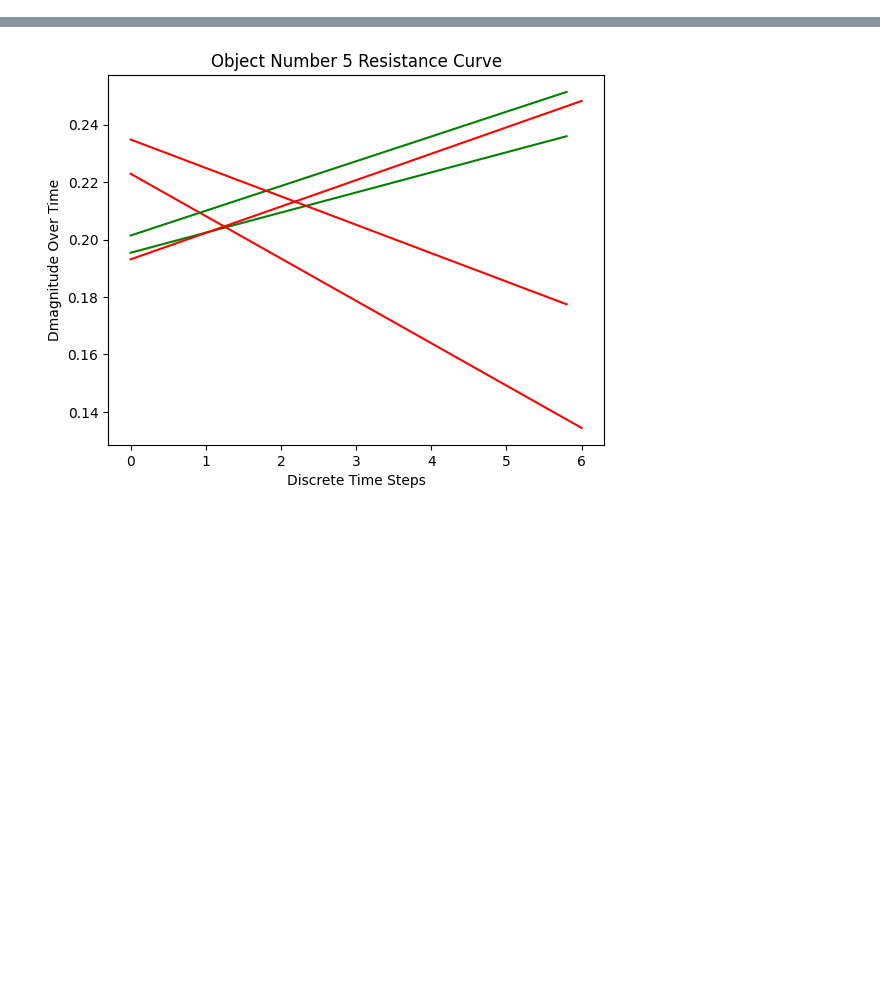
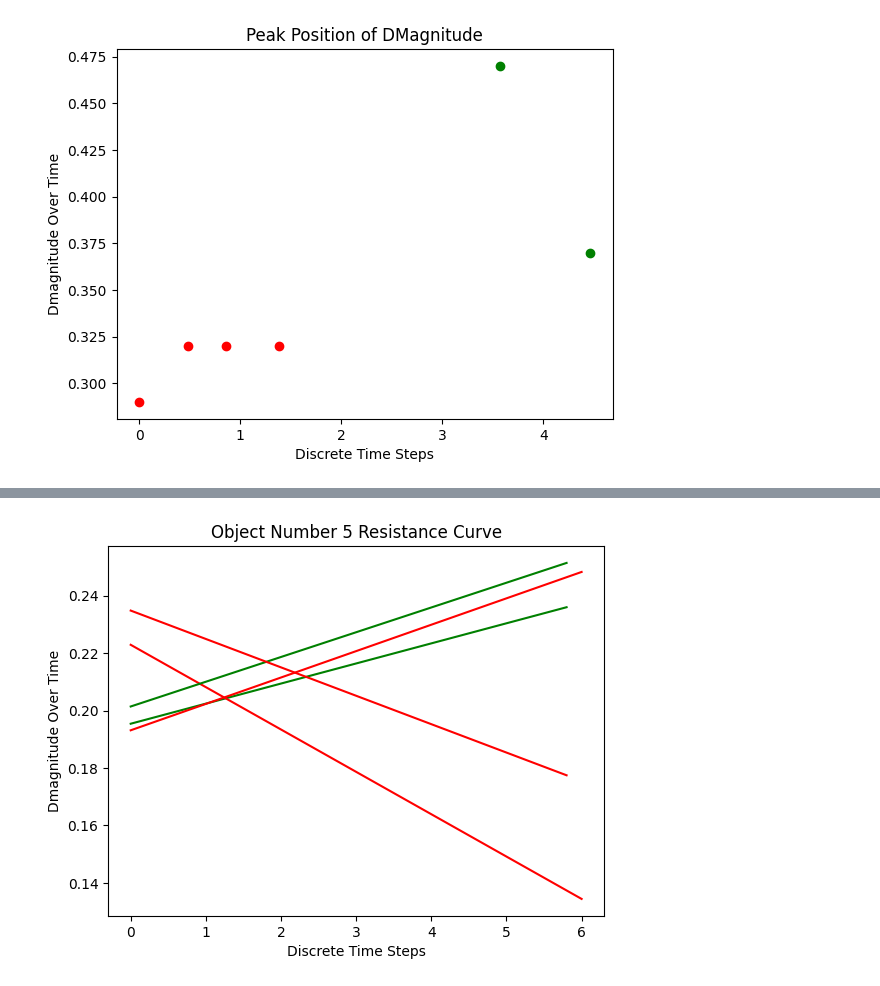
Before and after one commit to frekkoz3/EESTEC-HACKATHON-2025-FINALE, a Jupyter notebook: curve_visualization.ipynb, the cells around one changed output, grey strips where cells are left out. Drawn from its saved outputs; the diff is of its cells as text; code cells hidden in the pictures; blank space fills up the shorter version.

```diff
--- a/curve_visualization.ipynb
+++ b/curve_visualization.ipynb
@@ -5,12 +5,13 @@ import numpy as np
 # %%
 dt = 0.2
 header = ["DMagnitude", "X", "Y", "Z"]
+name = "data/dati_oggetto_"
 """
 P = Paloncino
 F = Ferro
 L = Legno
 """
-objects_indexes = {1 : "P", 2 : "F", 3 : "L", 4 : "P", 5 : "F"}
+objects_indexes = {1 : "P", 2 : "F", 3 : "L", 4 : "P", 5 : "F", 6 : "F"}
 resistance_indexes = {"P" : "S", "F" : "H", "L" : "H"}
 # %%
 def res_color(res):
@@ -26,20 +28,37 @@ def linear_regr(x, y):
     coef =  model.coef_
     intercept =  model.intercept_
     return model.predict(x), coef, intercept
+# %%
+def peak_position(x, y):
+    max_idx = y.index(max(y))
+    return x[max_idx], y[max_idx]
 # %%
-max_index = 6
+max_index = 7
 # %%
-def plot_data(data, request_data, max_index):
+def plot_data(name, request_data, max_index, dt, lin_reg = False, peak_view = False):
     for i in range (1, max_index):
-        data = pd.read_csv(f"data/dati_oggetto_{i}.csv", header = 0, names = header)
+        data = pd.read_csv(f"{name}{i}.csv", header = 0, names = header)
         time = len(data) * dt
         dmagnitude = data[request_data]
         filtered = [x for x in dmagnitude if x != 0]
         time_step = np.linspace(0, time, len(filtered))
-        lin, coef, inter = linear_regr(time_step, filtered)
-        plt.plot(time_step, lin, c = res_color(resistance_indexes[objects_indexes[i]]))
-        plt.title(f"Object Number {i} Resistance Curve")
+        if lin_reg:
+            lin, coef, inter = linear_regr(time_step, filtered)
+            plt.plot(time_step, lin, c = res_color(resistance_indexes[objects_indexes[i]]))
+            plt.title(f"Linear Regression {request_data} Curve")
+        elif peak_view:
+            peak_pos_x, peak_pos_y = peak_position(time_step, filtered)
+            plt.scatter(peak_pos_x, peak_pos_y, c = res_color(resistance_indexes[objects_indexes[i]]))
+            plt.title(f"Peak Position of {request_data}")
+        else:
+            plt.plot(time_step, filtered, c = res_color(resistance_indexes[objects_indexes[i]]))
+            plt.title(f"{request_data} Curve")
         plt.xlabel("Discrete Time Steps")
         plt.ylabel("Dmagnitude Over Time")
-        #plt.savefig(f"curve_di_profilo/curva_oggetto_{i}.png")
+
+
     plt.show()
+# %%
+plot_data(name, "DMagnitude", max_index, dt, lin_reg=False, peak_view=True)
+# %% [output]
+[figure, added]
```
Also changed, not shown: parts of 2 cells of this notebook.
